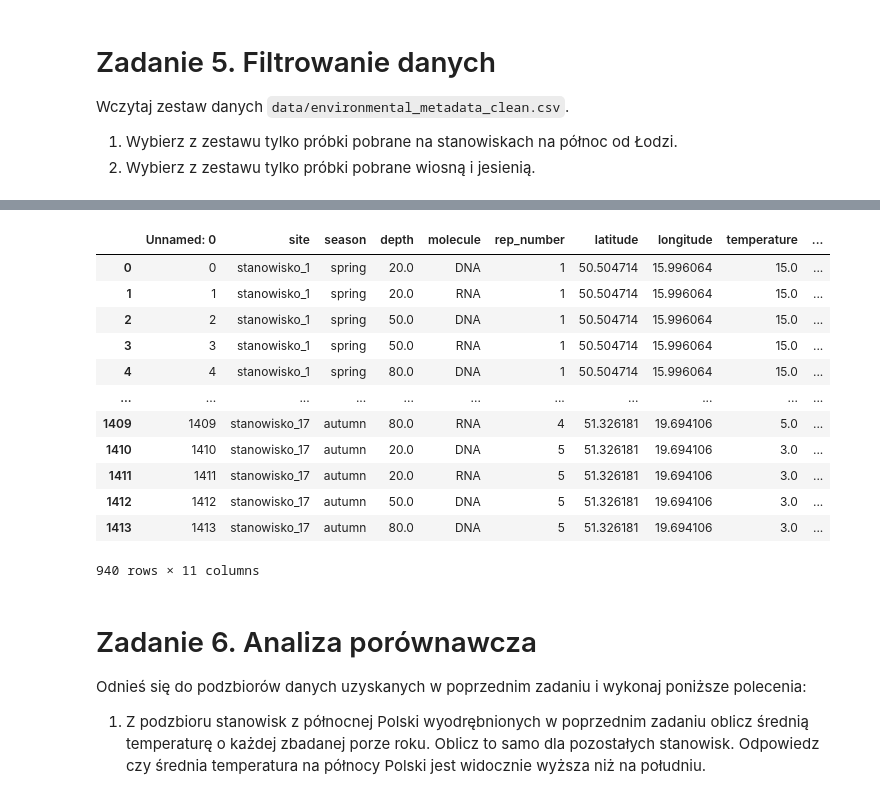
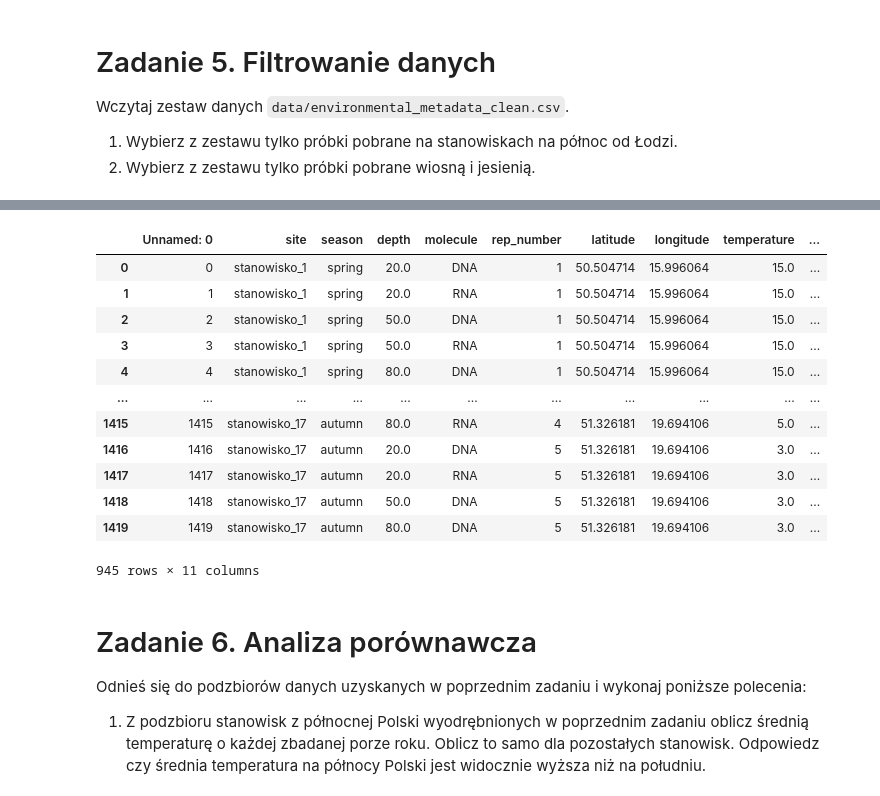
Before and after one commit to ligusoliwia/podstawy_programowania, a Jupyter notebook: moduły python/prace domowe/pandas_1.ipynb, the cells around one changed output, grey strips where cells are left out. Cells and saved outputs as stored; diff of their text form; code cells hidden in the pictures.

```diff
--- a/moduły python/prace domowe/pandas_1.ipynb
+++ b/moduły python/prace domowe/pandas_1.ipynb
@@ -437,21 +519,22 @@ liczba próbek na północ od Łodzi: 421
 # %%
-spr_aut = (clean_env["season"]).isin(["autumn", "spring"])
+#2
+spritun = (clean_env["season"]).isin(["autumn", "spring"])
 
-clean_env[spr_aut]
+clean_env[spritun]
 # %% [output]
 |  | Unnamed: 0 | site | season | depth | molecule | rep_number | latitude | longitude | temperature | ... |
 | 0 | 0 | stanowisko_1 | spring | 20.0 | DNA | 1 | 50.504714 | 15.996064 | 15.0 | ... |
 | 1 | 1 | stanowisko_1 | spring | 20.0 | RNA | 1 | 50.504714 | 15.996064 | 15.0 | ... |
 | 2 | 2 | stanowisko_1 | spring | 50.0 | DNA | 1 | 50.504714 | 15.996064 | 15.0 | ... |
 | 3 | 3 | stanowisko_1 | spring | 50.0 | RNA | 1 | 50.504714 | 15.996064 | 15.0 | ... |
 | 4 | 4 | stanowisko_1 | spring | 80.0 | DNA | 1 | 50.504714 | 15.996064 | 15.0 | ... |
 | ... | ... | ... | ... | ... | ... | ... | ... | ... | ... | ... |
-| 1409 | 1409 | stanowisko_17 | autumn | 80.0 | RNA | 4 | 51.326181 | 19.694106 | 5.0 | ... |
-| 1410 | 1410 | stanowisko_17 | autumn | 20.0 | DNA | 5 | 51.326181 | 19.694106 | 3.0 | ... |
-| 1411 | 1411 | stanowisko_17 | autumn | 20.0 | RNA | 5 | 51.326181 | 19.694106 | 3.0 | ... |
-| 1412 | 1412 | stanowisko_17 | autumn | 50.0 | DNA | 5 | 51.326181 | 19.694106 | 3.0 | ... |
-| 1413 | 1413 | stanowisko_17 | autumn | 80.0 | DNA | 5 | 51.326181 | 19.694106 | 3.0 | ... |
+| 1415 | 1415 | stanowisko_17 | autumn | 80.0 | RNA | 4 | 51.326181 | 19.694106 | 5.0 | ... |
+| 1416 | 1416 | stanowisko_17 | autumn | 20.0 | DNA | 5 | 51.326181 | 19.694106 | 3.0 | ... |
+| 1417 | 1417 | stanowisko_17 | autumn | 20.0 | RNA | 5 | 51.326181 | 19.694106 | 3.0 | ... |
+| 1418 | 1418 | stanowisko_17 | autumn | 50.0 | DNA | 5 | 51.326181 | 19.694106 | 3.0 | ... |
+| 1419 | 1419 | stanowisko_17 | autumn | 80.0 | DNA | 5 | 51.326181 | 19.694106 | 3.0 | ... |
-940 rows × 11 columns
+945 rows × 11 columns
 # %% [markdown]
 # Zadanie 6. Analiza porównawcza
 
```
Also changed, not shown: parts of 30 cells of this notebook, 1 other file.
